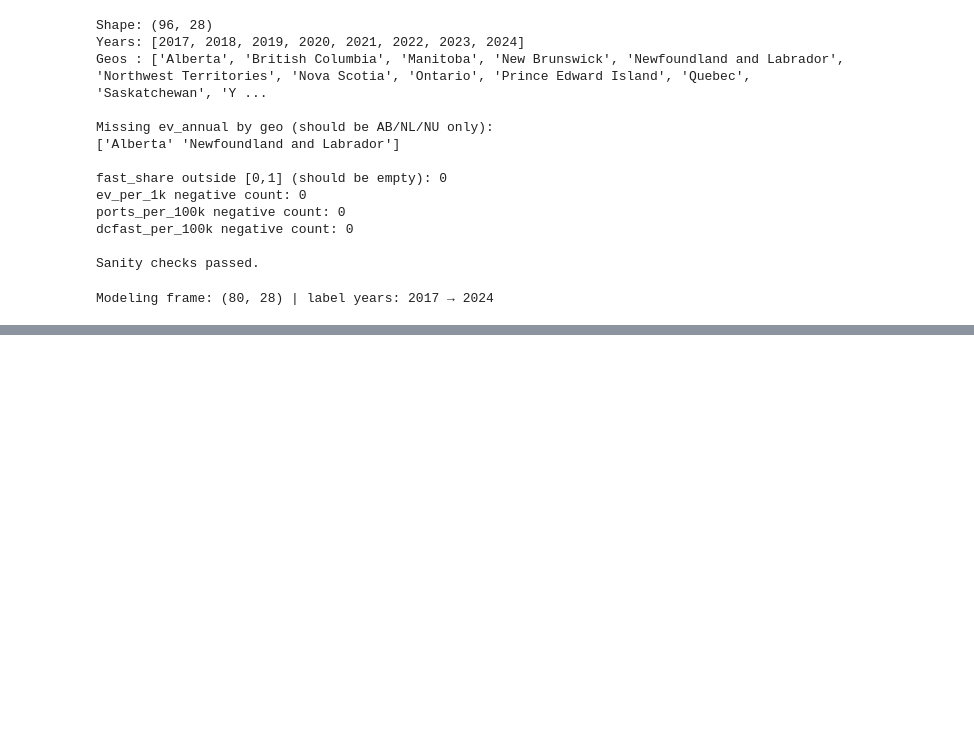
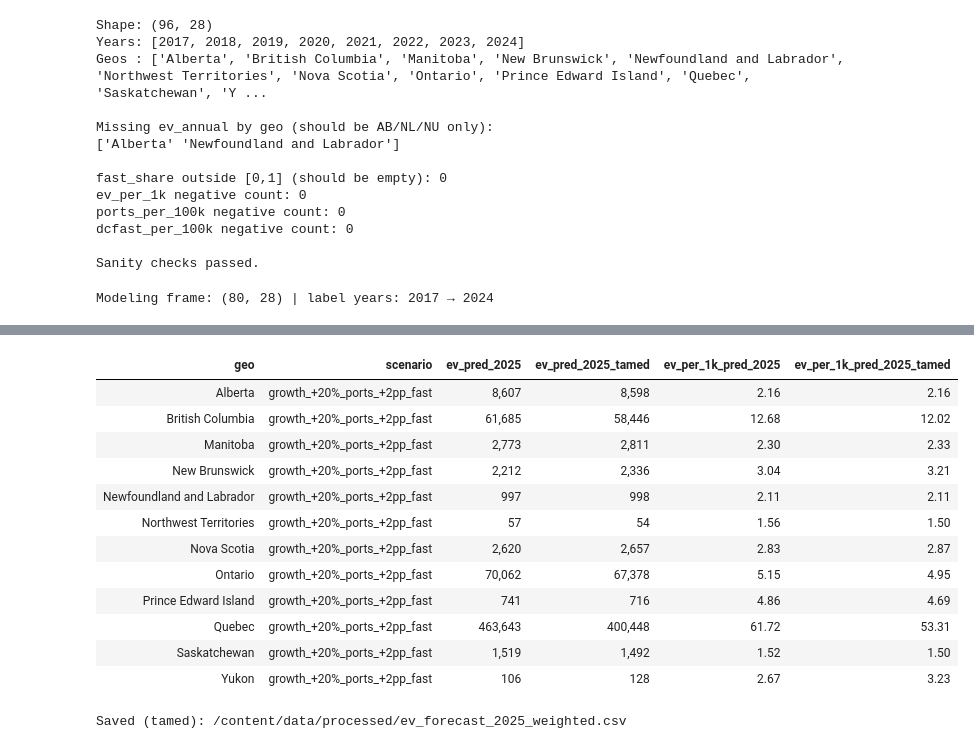
Before and after one commit to sarvenaz-vsl/Electrical-Vehicle-Adoption-Canada, a Jupyter notebook: Electrical_Vehicle_Adoption_Canada.ipynb, the cells around one changed output, grey strips where cells are left out. Drawn from its saved outputs; the diff is of its cells as text; code cells hidden in the pictures; blank space fills up the shorter version.

```diff
--- a/Electrical_Vehicle_Adoption_Canada.ipynb
+++ b/Electrical_Vehicle_Adoption_Canada.ipynb
@@ -2154,0 +2548,47 @@ Modeling frame: (80, 28) | label years: 2017 → 2024
+# %%
+naive_2025 = (
+    master.loc[master["year"]==2024, ["geo","ev_annual","population_16plus"]]
+          .assign(ev_per_1k_naive_2025=lambda d: d["ev_annual"]/(d["population_16plus"]/1000.0))
+          .loc[:, ["geo","ev_per_1k_naive_2025"]]
+)
+
+out_2025 = out_2025.merge(naive_2025, on="geo", how="left")
+
+w_blend = 0.80  # 80% model, 20% naive
+out_2025["ev_per_1k_pred_2025_tamed"] = np.where(
+    out_2025["ev_per_1k_naive_2025"].notna(),
+    w_blend*out_2025["ev_per_1k_pred_2025"] + (1-w_blend)*out_2025["ev_per_1k_naive_2025"],
+    out_2025["ev_per_1k_pred_2025"]
+)
+
+out_2025["ev_pred_2025_tamed"] = (
+    out_2025["ev_per_1k_pred_2025_tamed"] * (out_2025["population_16plus"]/1000.0)
+).round(0)
+
+display(
+    out_2025[["geo","scenario","ev_pred_2025","ev_pred_2025_tamed",
+              "ev_per_1k_pred_2025","ev_per_1k_pred_2025_tamed"]]
+      .sort_values(["scenario","geo"])
+      .head(12)
+      .style.hide(axis="index")
+      .format({"ev_pred_2025":"{:,.0f}","ev_pred_2025_tamed":"{:,.0f}",
+               "ev_per_1k_pred_2025":"{:,.2f}","ev_per_1k_pred_2025_tamed":"{:,.2f}"})
+)
+
+out_2025.to_csv(path_out, index=False)
+print("Saved (tamed):", path_out)
+# %% [output]
+| geo | scenario | ev_pred_2025 | ev_pred_2025_tamed | ev_per_1k_pred_2025 | ev_per_1k_pred_2025_tamed |
+| Alberta | growth_+20%_ports_+2pp_fast | 8,607 | 8,598 | 2.16 | 2.16 |
+| British Columbia | growth_+20%_ports_+2pp_fast | 61,685 | 58,446 | 12.68 | 12.02 |
+| Manitoba | growth_+20%_ports_+2pp_fast | 2,773 | 2,811 | 2.30 | 2.33 |
+| New Brunswick | growth_+20%_ports_+2pp_fast | 2,212 | 2,336 | 3.04 | 3.21 |
+| Newfoundland and Labrador | growth_+20%_ports_+2pp_fast | 997 | 998 | 2.11 | 2.11 |
+| Northwest Territories | growth_+20%_ports_+2pp_fast | 57 | 54 | 1.56 | 1.50 |
+| Nova Scotia | growth_+20%_ports_+2pp_fast | 2,620 | 2,657 | 2.83 | 2.87 |
+| Ontario | growth_+20%_ports_+2pp_fast | 70,062 | 67,378 | 5.15 | 4.95 |
+| Prince Edward Island | growth_+20%_ports_+2pp_fast | 741 | 716 | 4.86 | 4.69 |
+| Quebec | growth_+20%_ports_+2pp_fast | 463,643 | 400,448 | 61.72 | 53.31 |
+| Saskatchewan | growth_+20%_ports_+2pp_fast | 1,519 | 1,492 | 1.52 | 1.50 |
+| Yukon | growth_+20%_ports_+2pp_fast | 106 | 128 | 2.67 | 3.23 |
+Saved (tamed): /content/data/processed/ev_forecast_2025_weighted.csv
```
Also changed, not shown: parts of 15 cells of this notebook.
